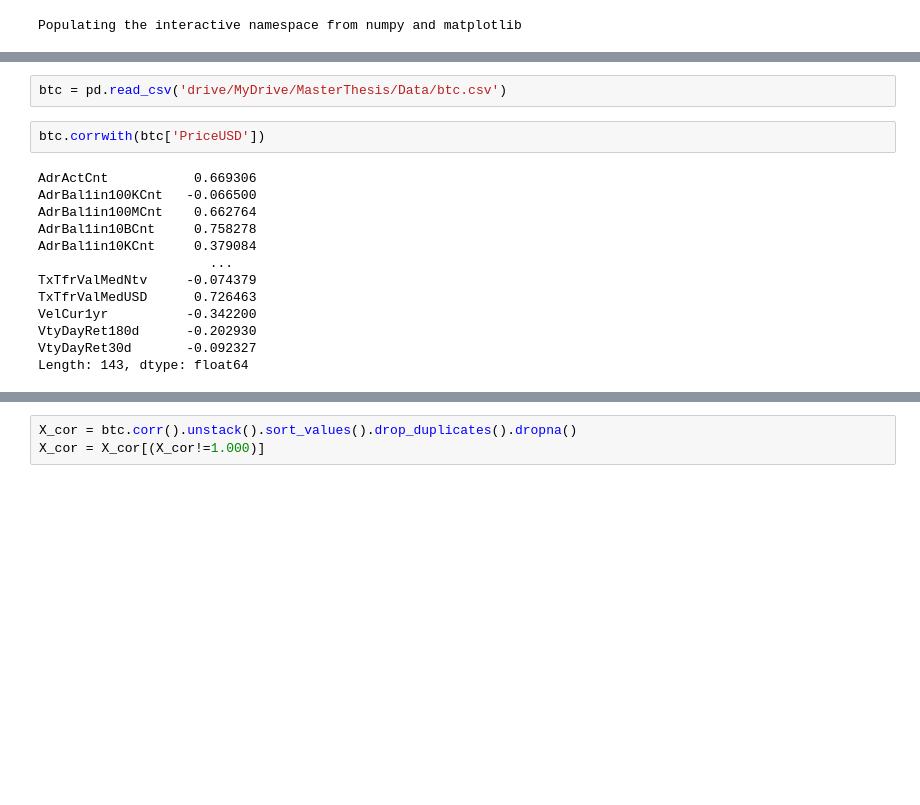
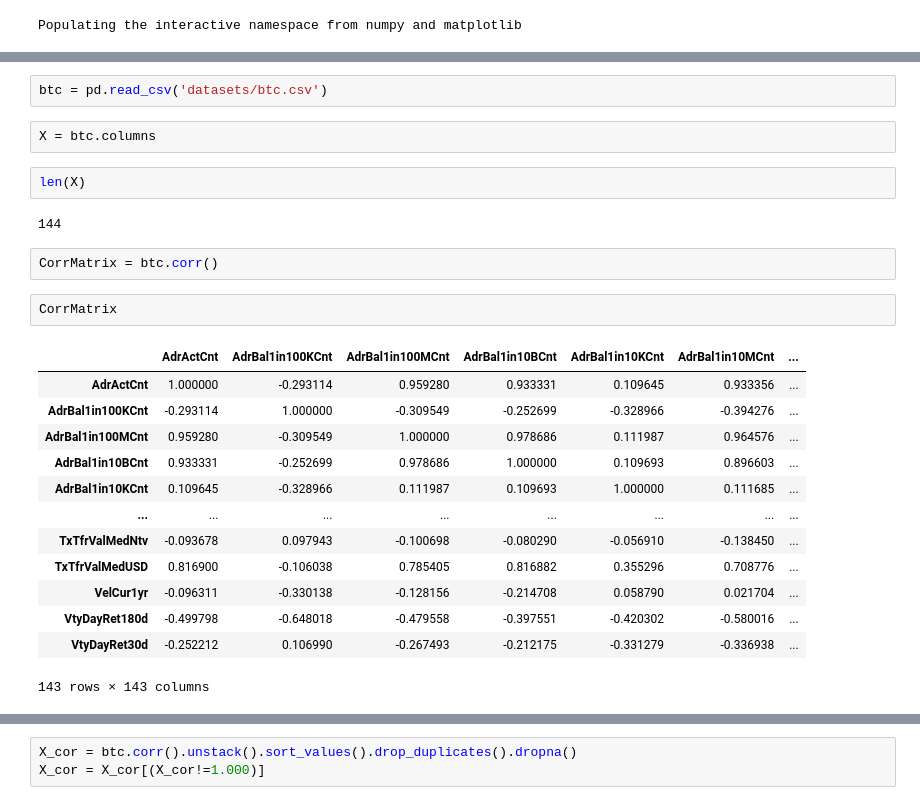
Before and after one commit to ostapkharysh/CryptocurrencyPredictionOnFundamentalData, a Jupyter notebook: Cryptoasset_price.ipynb, the cells around one changed output, grey strips where cells are left out. Drawn from its saved outputs; the diff is of its cells as text; blank space fills up the shorter version.

```diff
--- a/Cryptoasset_price.ipynb
+++ b/Cryptoasset_price.ipynb
@@ -17,17 +15,26 @@ Mounted at /content/drive
 # %%
-btc = pd.read_csv('drive/MyDrive/MasterThesis/Data/btc.csv')
+btc = pd.read_csv('datasets/btc.csv')
-# %%
-btc.corrwith(btc['PriceUSD'])
-# %% [output]
-AdrActCnt           0.669306
-AdrBal1in100KCnt   -0.066500
-AdrBal1in100MCnt    0.662764
-AdrBal1in10BCnt     0.758278
-AdrBal1in10KCnt     0.379084
-                      ...
-TxTfrValMedNtv     -0.074379
-TxTfrValMedUSD      0.726463
-VelCur1yr          -0.342200
-VtyDayRet180d      -0.202930
-VtyDayRet30d       -0.092327
-Length: 143, dtype: float64
+# %%
+X = btc.columns
+# %%
+len(X)
+# %% [output]
+144
+# %%
+CorrMatrix = btc.corr()
+# %%
+CorrMatrix
+# %% [output]
+|  | AdrActCnt | AdrBal1in100KCnt | AdrBal1in100MCnt | AdrBal1in10BCnt | AdrBal1in10KCnt | AdrBal1in10MCnt | ... |
+| AdrActCnt | 1.000000 | -0.293114 | 0.959280 | 0.933331 | 0.109645 | 0.933356 | ... |
+| AdrBal1in100KCnt | -0.293114 | 1.000000 | -0.309549 | -0.252699 | -0.328966 | -0.394276 | ... |
+| AdrBal1in100MCnt | 0.959280 | -0.309549 | 1.000000 | 0.978686 | 0.111987 | 0.964576 | ... |
+| AdrBal1in10BCnt | 0.933331 | -0.252699 | 0.978686 | 1.000000 | 0.109693 | 0.896603 | ... |
+| AdrBal1in10KCnt | 0.109645 | -0.328966 | 0.111987 | 0.109693 | 1.000000 | 0.111685 | ... |
+| ... | ... | ... | ... | ... | ... | ... | ... |
+| TxTfrValMedNtv | -0.093678 | 0.097943 | -0.100698 | -0.080290 | -0.056910 | -0.138450 | ... |
+| TxTfrValMedUSD | 0.816900 | -0.106038 | 0.785405 | 0.816882 | 0.355296 | 0.708776 | ... |
+| VelCur1yr | -0.096311 | -0.330138 | -0.128156 | -0.214708 | 0.058790 | 0.021704 | ... |
+| VtyDayRet180d | -0.499798 | -0.648018 | -0.479558 | -0.397551 | -0.420302 | -0.580016 | ... |
+| VtyDayRet30d | -0.252212 | 0.106990 | -0.267493 | -0.212175 | -0.331279 | -0.336938 | ... |
+143 rows × 143 columns
```
Also changed, not shown: parts of 18 cells of this notebook.
